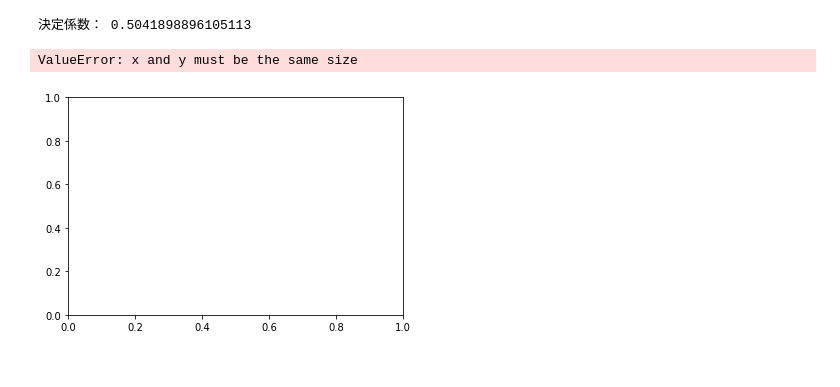
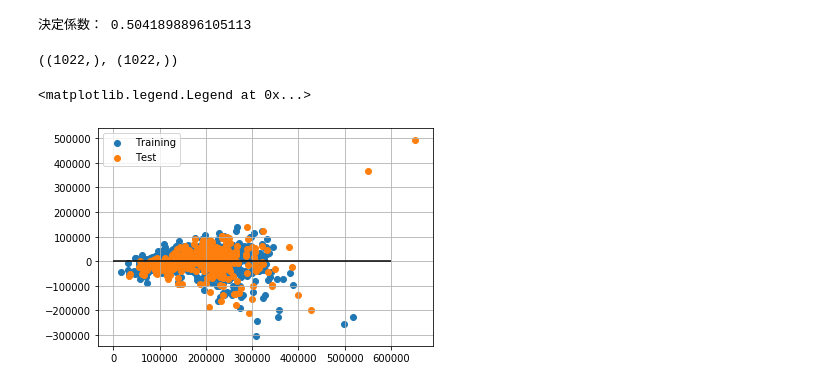
Before and after one commit to SkMiya/diveintocode-ml, a Jupyter notebook: Term1/Sprint2_train_test_split.ipynb, the cells around one changed output. Saved outputs shown, nothing was run; the diff lists cells and outputs as text; code cells hidden in the pictures.

```diff
--- a/Term1/Sprint2_train_test_split.ipynb
+++ b/Term1/Sprint2_train_test_split.ipynb
@@ -405,4 +437,4 @@ array([1, 0, 0, 1, 0, 1, 0, 1, 1, 1, 1, 1])
 df = pd.read_csv('C:/Users/miyas/kaggle/train.csv')
 X = df.loc[:,['GrLivArea','YearBuilt']].values
 y = df.SalePrice.values
-y = np.array(y).reshape(-1,1)
+y = np.array(y).reshape(-1,)
@@ -447,19 +482,25 @@ X_train_std = sc.transform(X_train)
 X_test_std = sc.transform(X_test)
 # %%
 # 初期化，学習，推定
-clf = linear_model.SGDRegressor(max_iter=1000, tol=1e-3)
-clf.fit(X_train_std,y_train)
-y_train_pred = clf.predict(X_train_std)
-y_test_pred = clf.predict(X_test_std)
+model2 = linear_model.SGDRegressor(max_iter=1000, tol=1e-3)
+model2.fit(X_train_std,y_train)
+y_train_pred = model2.predict(X_train_std)
+y_test_pred = model2.predict(X_test_std)
 # 決定係数
-print('決定係数：',clf.score(X_test_std,y_test))
+print('決定係数：',model2.score(X_test_std,y_test))
 # %% [output]
 決定係数： 0.5041898896105113
+# %%
+y_train_pred.shape,y_train.shape
+# %% [output]
+((1022,), (1022,))
 # %%
 #残差をプロット
-train = plt.scatter(y_train_pred,(y_train_pred-y_train_std))
-test = plt.scatter(y_test_pred,y_test_pred-y_test_std)
+train = plt.scatter(y_train_pred,(y_train_pred-y_train))
+test = plt.scatter(y_test_pred,(y_test_pred-y_test))
+plt.hlines(y=0,xmin=0,xmax=600000)
+plt.grid()
 plt.legend((train,test),('Training','Test'),loc='best')
 # %% [output]
-ValueError: x and y must be the same size
+<matplotlib.legend.Legend at 0x...>
-[figure, old version]
+[figure, new version]
```
Also changed, not shown: parts of 15 cells of this notebook.
